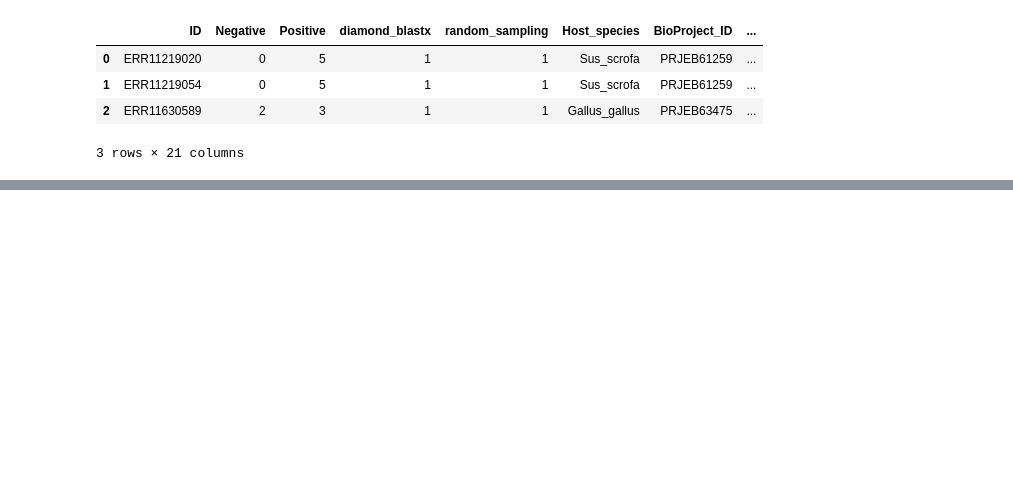
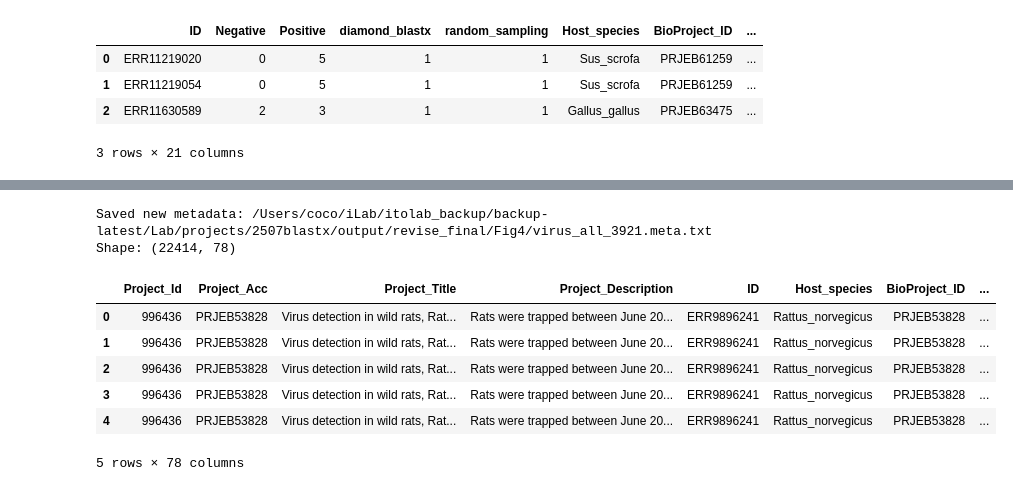
Before and after one commit to virus-informatics/ISG-Profiler_VIP, a Jupyter notebook: analysis/manuscript_2026/Fig4/Fig4_table.ipynb, the cells around one changed output, grey strips where cells are left out. Saved outputs shown, nothing was run; the diff lists cells and outputs as text; code cells hidden in the pictures; blank space fills up the shorter version.

```diff
--- a/analysis/manuscript_2026/Fig4/Fig4_table.ipynb
+++ b/analysis/manuscript_2026/Fig4/Fig4_table.ipynb
@@ -924,0 +1024,50 @@ size of df_all_sampled: (22414, 60)
+# %%
+# Select the metadata columns in the required order
+column_order = [
+    'Project_Id', 'Project_Acc', 'Project_Title', 'Project_Description',
+    'ID', 'Host_species', 'BioProject_ID', 'species_host',
+    'tax_id', 'kingdom_host', 'phylum_host', 'class_host',
+    'order_host', 'family_host', 'genus_host', 'nucleotide_DNA',
+    'nucleotide_RNA', 'ISG_level', 'ML_>=3_hit', 'qseqid',
+    'qseqid_formatted', 'sseqid', 'pident', 'length',
+    'mismatch', 'gapopen', 'qstart', 'qend',
+    'sstart', 'send', 'evalue', 'bitscore',
+    'qframe', 'staxids', 'stitle', 'qlen',
+    'slen', 'qcovhsp', 'scovhsp', 'staxids_lst',
+    'name_lst', 'group_lst', 'taxid_blastx', 'family',
+    'genus', 'species', 'is_virus', 'sseqid_blastn',
+    'pident_blastn', 'length_blastn', 'mismatch_blastn', 'gapopen_blastn',
+    'qstart_blastn', 'qend_blastn', 'sstart_blastn', 'send_blastn',
+    'evalue_blastn', 'bitscore_blastn', 'qframe_blastn', 'staxids_blastn',
+    'stitle_blastn', 'qlen_blastn', 'slen_blastn', 'qcovs_blastn',
+    'qcovhsp_blastn', 'staxids_lst_blastn', 'name_lst_blastn', 'group_lst_blastn',
+    'taxid_blastn', 'family_blastn', 'genus_blastn', 'species_blastn',
+    'is_virus_blastn', 'sample', 'cm', 'count',
+    'random_sampling', 'query_seq',
+]
+df_metadata = df_metadata[column_order]
+
+metadata_output_path = os.path.join(path_out, "virus_all_3921.meta.txt")
+metadata_text = df_metadata.to_csv(sep="\t")
+if os.path.exists(metadata_output_path):
+    with open(metadata_output_path, encoding="utf-8") as stream:
+        existing_text = stream.read()
+    if existing_text != metadata_text:
+        raise FileExistsError(f"Existing result differs; choose a new metadata output path: {metadata_output_path}")
+    print("Existing identical metadata retained:", metadata_output_path)
+else:
+    with open(metadata_output_path, "x", encoding="utf-8", newline="") as stream:
+        stream.write(metadata_text)
+    print("Saved new metadata:", metadata_output_path)
+print("Shape:", df_metadata.shape)
+df_metadata.head()
+# %% [output]
+Saved new metadata: /Users/coco/iLab/itolab_backup/backup-latest/Lab/projects/2507blastx/output/revise_final/Fig4/virus_all_3921.meta.txt
+Shape: (22414, 78)
+|  | Project_Id | Project_Acc | Project_Title | Project_Description | ID | Host_species | BioProject_ID | ... |
+| 0 | 996436 | PRJEB53828 | Virus detection in wild rats, Rat... | Rats were trapped between June 20... | ERR9896241 | Rattus_norvegicus | PRJEB53828 | ... |
+| 1 | 996436 | PRJEB53828 | Virus detection in wild rats, Rat... | Rats were trapped between June 20... | ERR9896241 | Rattus_norvegicus | PRJEB53828 | ... |
+| 2 | 996436 | PRJEB53828 | Virus detection in wild rats, Rat... | Rats were trapped between June 20... | ERR9896241 | Rattus_norvegicus | PRJEB53828 | ... |
+| 3 | 996436 | PRJEB53828 | Virus detection in wild rats, Rat... | Rats were trapped between June 20... | ERR9896241 | Rattus_norvegicus | PRJEB53828 | ... |
+| 4 | 996436 | PRJEB53828 | Virus detection in wild rats, Rat... | Rats were trapped between June 20... | ERR9896241 | Rattus_norvegicus | PRJEB53828 | ... |
+5 rows × 78 columns
```
Also changed, not shown: parts of 25 cells of this notebook, 39 other files.
